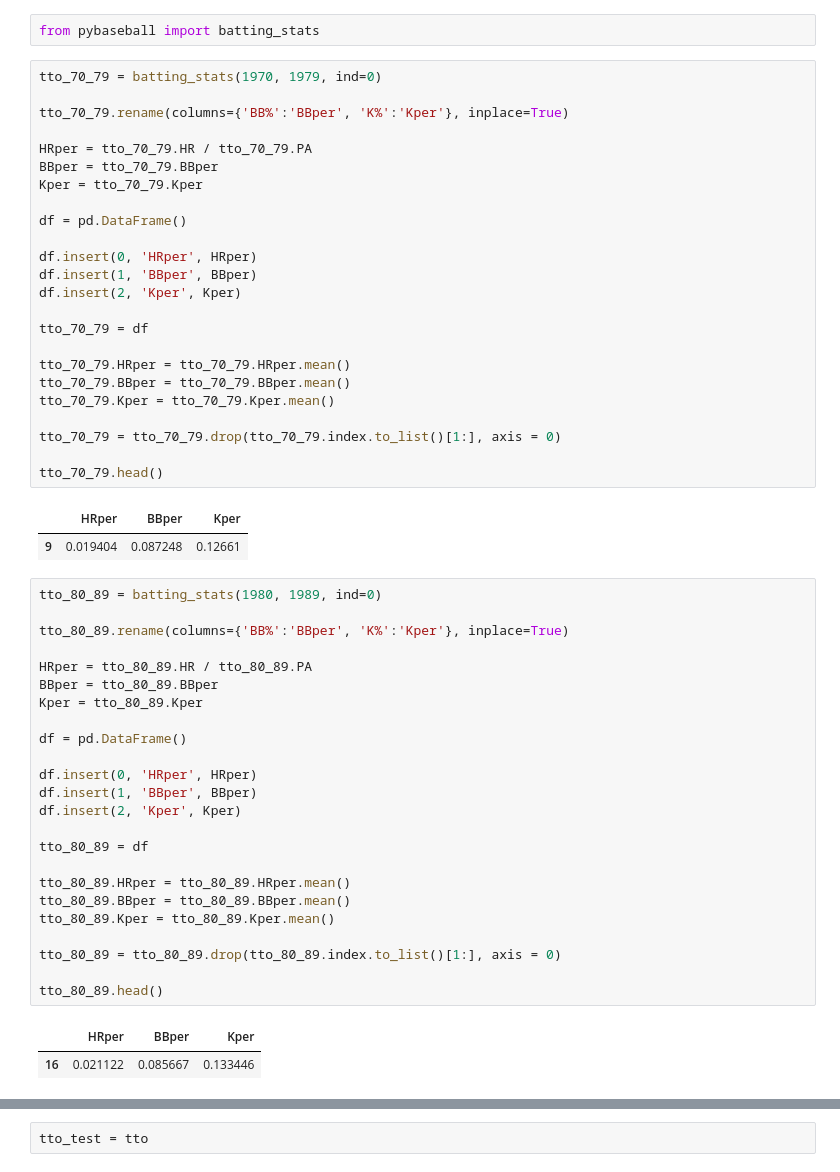
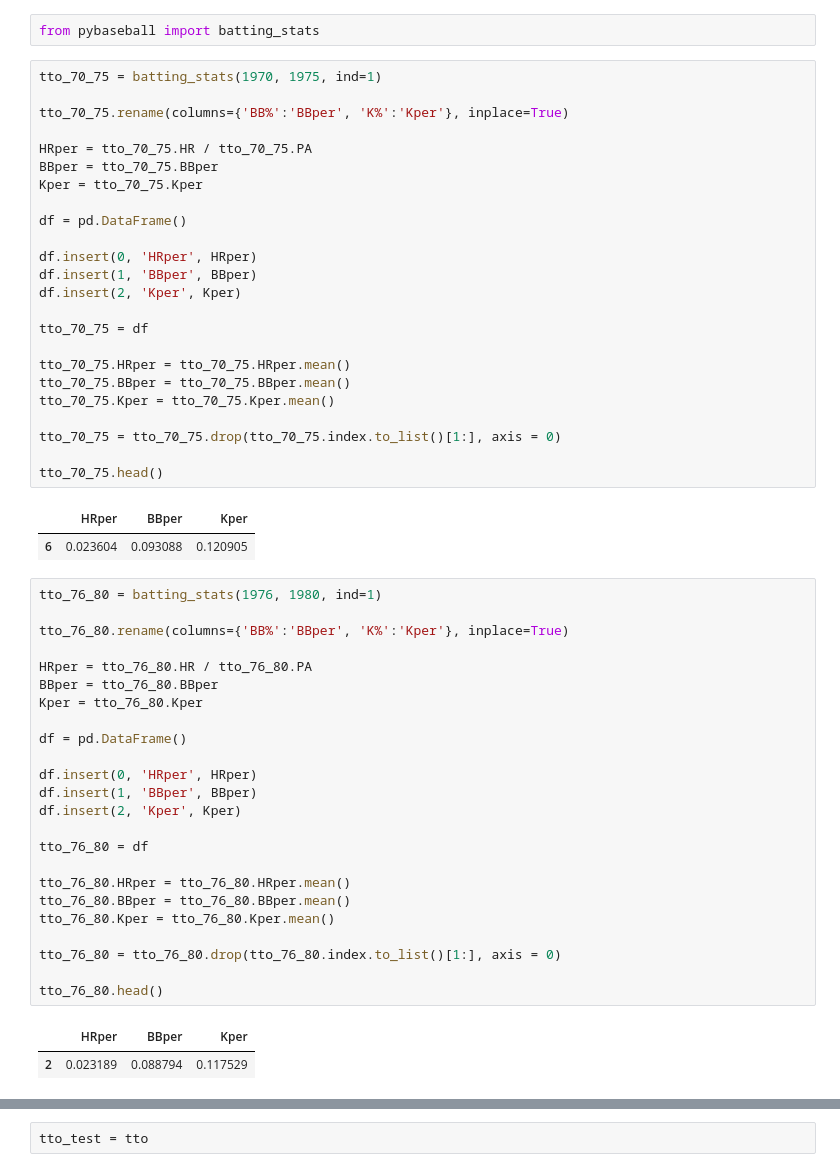
Before and after one commit to Ben-Platt-23/Senior-Project, a Jupyter notebook: statistical_analysis/TTO/tto.ipynb, the cells around one changed output, grey strips where cells are left out. Drawn from its saved outputs; the diff is of its cells as text.

```diff
--- a/statistical_analysis/TTO/tto.ipynb
+++ b/statistical_analysis/TTO/tto.ipynb
@@ -4,40 +4,40 @@ pd.set_option('display.max_columns', None)
 # %%
 from pybaseball import batting_stats
 # %%
-tto_70_79 = batting_stats(1970, 1979, ind=0)
+tto_70_75 = batting_stats(1970, 1975, ind=1)
 
-tto_70_79.rename(columns={'BB%':'BBper', 'K%':'Kper'}, inplace=True)
+tto_70_75.rename(columns={'BB%':'BBper', 'K%':'Kper'}, inplace=True)
 
-HRper = tto_70_79.HR / tto_70_79.PA
-BBper = tto_70_79.BBper
-Kper = tto_70_79.Kper
+HRper = tto_70_75.HR / tto_70_75.PA
+BBper = tto_70_75.BBper
+Kper = tto_70_75.Kper
 
 df = pd.DataFrame()
 
 df.insert(0, 'HRper', HRper)
 df.insert(1, 'BBper', BBper)
 df.insert(2, 'Kper', Kper)
 
-tto_70_79 = df
+tto_70_75 = df
 
-tto_70_79.HRper = tto_70_79.HRper.mean()
-tto_70_79.BBper = tto_70_79.BBper.mean()
-tto_70_79.Kper = tto_70_79.Kper.mean()
+tto_70_75.HRper = tto_70_75.HRper.mean()
+tto_70_75.BBper = tto_70_75.BBper.mean()
+tto_70_75.Kper = tto_70_75.Kper.mean()
 
-tto_70_79 = tto_70_79.drop(tto_70_79.index.to_list()[1:], axis = 0)
+tto_70_75 = tto_70_75.drop(tto_70_75.index.to_list()[1:], axis = 0)
 
-tto_70_79.head()
+tto_70_75.head()
 # %% [output]
 |  | HRper | BBper | Kper |
-| 9 | 0.019404 | 0.087248 | 0.12661 |
+| 6 | 0.023604 | 0.093088 | 0.120905 |
 # %%
-tto_80_89 = batting_stats(1980, 1989, ind=0)
+tto_76_80 = batting_stats(1976, 1980, ind=1)
 
-tto_80_89.rename(columns={'BB%':'BBper', 'K%':'Kper'}, inplace=True)
+tto_76_80.rename(columns={'BB%':'BBper', 'K%':'Kper'}, inplace=True)
 
-HRper = tto_80_89.HR / tto_80_89.PA
-BBper = tto_80_89.BBper
-Kper = tto_80_89.Kper
+HRper = tto_76_80.HR / tto_76_80.PA
+BBper = tto_76_80.BBper
+Kper = tto_76_80.Kper
 
 df = pd.DataFrame()
 
@@ -45,15 +45,15 @@ df.insert(0, 'HRper', HRper)
 df.insert(1, 'BBper', BBper)
 df.insert(2, 'Kper', Kper)
 
-tto_80_89 = df
+tto_76_80 = df
 
-tto_80_89.HRper = tto_80_89.HRper.mean()
-tto_80_89.BBper = tto_80_89.BBper.mean()
-tto_80_89.Kper = tto_80_89.Kper.mean()
+tto_76_80.HRper = tto_76_80.HRper.mean()
+tto_76_80.BBper = tto_76_80.BBper.mean()
+tto_76_80.Kper = tto_76_80.Kper.mean()
 
-tto_80_89 = tto_80_89.drop(tto_80_89.index.to_list()[1:], axis = 0)
+tto_76_80 = tto_76_80.drop(tto_76_80.index.to_list()[1:], axis = 0)
 
-tto_80_89.head()
+tto_76_80.head()
 # %% [output]
 |  | HRper | BBper | Kper |
-| 16 | 0.021122 | 0.085667 | 0.133446 |
+| 2 | 0.023189 | 0.088794 | 0.117529 |
```
Also changed, not shown: parts of 30 cells of this notebook, 31 other files.
